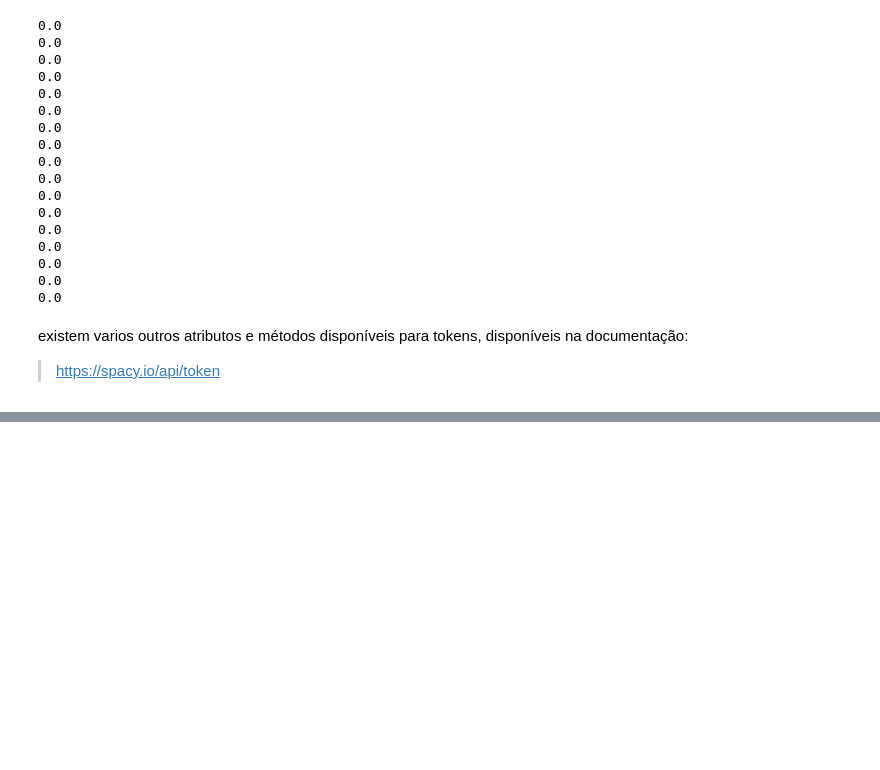
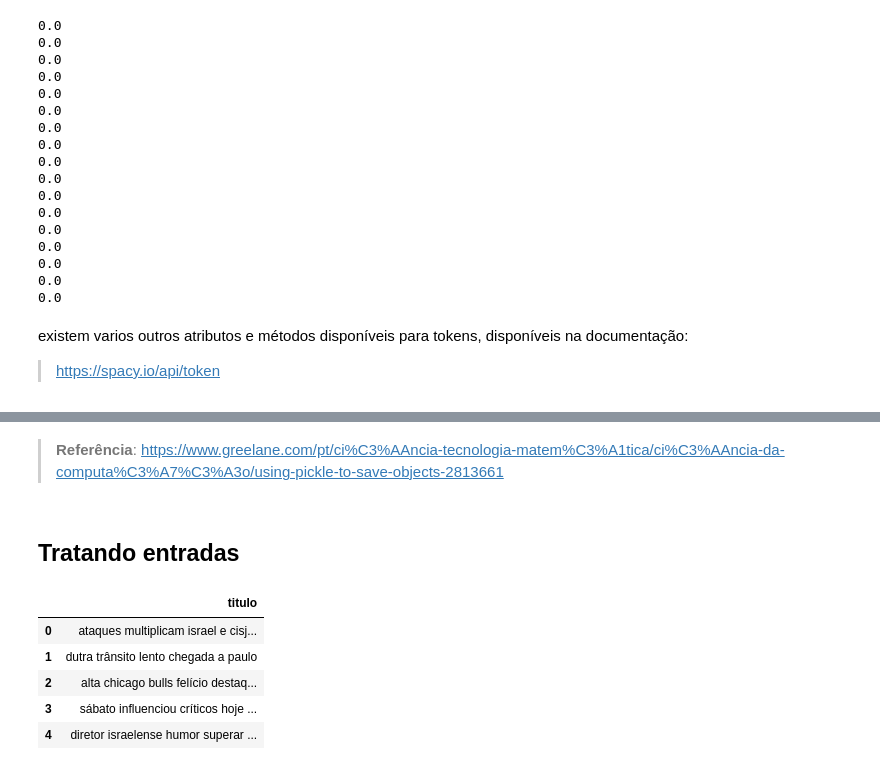
Before and after one commit to ConradBitt/pln, a Jupyter notebook: Word2vec_Treinando_word_embedding.ipynb, the cells around one changed output, grey strips where cells are left out. Drawn from its saved outputs; the diff is of its cells as text; code cells hidden in the pictures; blank space fills up the shorter version.

```diff
--- a/Word2vec_Treinando_word_embedding.ipynb
+++ b/Word2vec_Treinando_word_embedding.ipynb
@@ -248,0 +257,4 @@ existem varios outros atributos e métodos disponíveis para tokens, disponívei
+# %%
+
+texto_para_tratamento = (titulo.lower() for titulo in treino.title)
+print(f'O gerador: {texto_para_tratamento}')
@@ -248,0 +271,17 @@ existem varios outros atributos e métodos disponíveis para tokens, disponívei
+# %%
+def trata_textos(doc):
+  """
+  Esta função trata os textos recebidos,
+  remove stopwords, retorna alphanumericos
+  maior que três palavras.
+  """
+  tokens_validos = []
+  for token in doc:
+    # variável de validação
+    # garante que o token não é stopword e é alphanumerico
+    e_valido = not token.is_stop and token.is_alpha
+    if e_valido:
+      tokens_validos.append(token.text)
+
+  if len(tokens_validos) > 2:
+    return " ".join(tokens_validos)
@@ -248,0 +331,4 @@ existem varios outros atributos e métodos disponíveis para tokens, disponívei
+# %%
+texto_tratado = [trata_textos(doc) for doc in nlp.pipe(texto_para_tratamento,
+                                                      batch_size=1000,
+                                                      n_process = -1)]
@@ -248,0 +376,17 @@ existem varios outros atributos e métodos disponíveis para tokens, disponívei
+# %% [markdown]
+> **Referência**: https://www.greelane.com/pt/ci%C3%AAncia-tecnologia-matem%C3%A1tica/ci%C3%AAncia-da-computa%C3%A7%C3%A3o/using-pickle-to-save-objects-2813661
+# %% [markdown]
+## Tratando entradas
+# %%
+titulos_tratados = pd.DataFrame(
+    {'titulo':texto_tratado}
+)
+
+titulos_tratados.head()
+# %% [output]
+|  | titulo |
+| 0 | ataques multiplicam israel e cisj... |
+| 1 | dutra trânsito lento chegada a paulo |
+| 2 | alta chicago bulls felício destaq... |
+| 3 | sábato influenciou críticos hoje ... |
+| 4 | diretor israelense humor superar ... |
```
Also changed, not shown: parts of 18 cells of this notebook.
